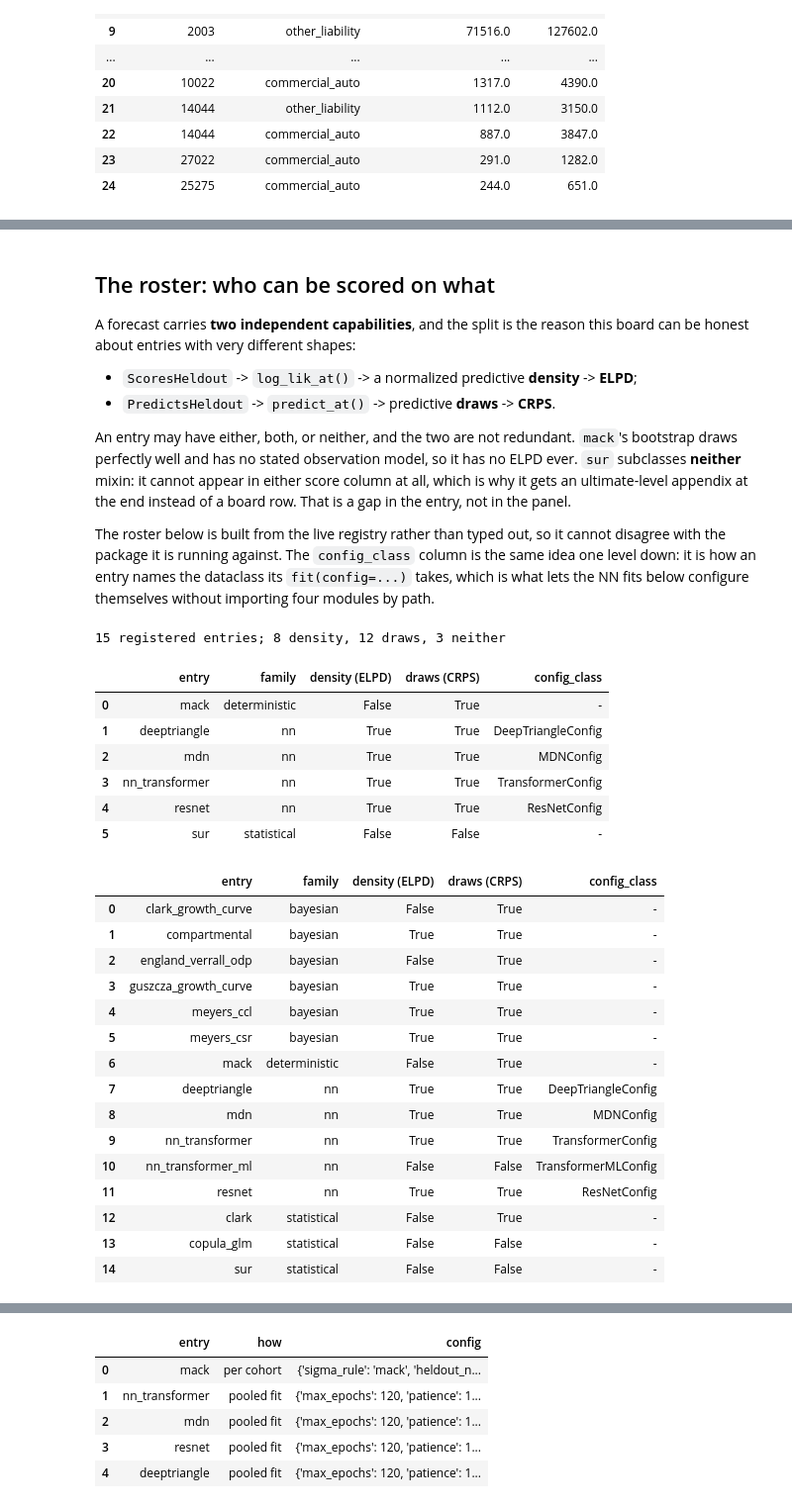
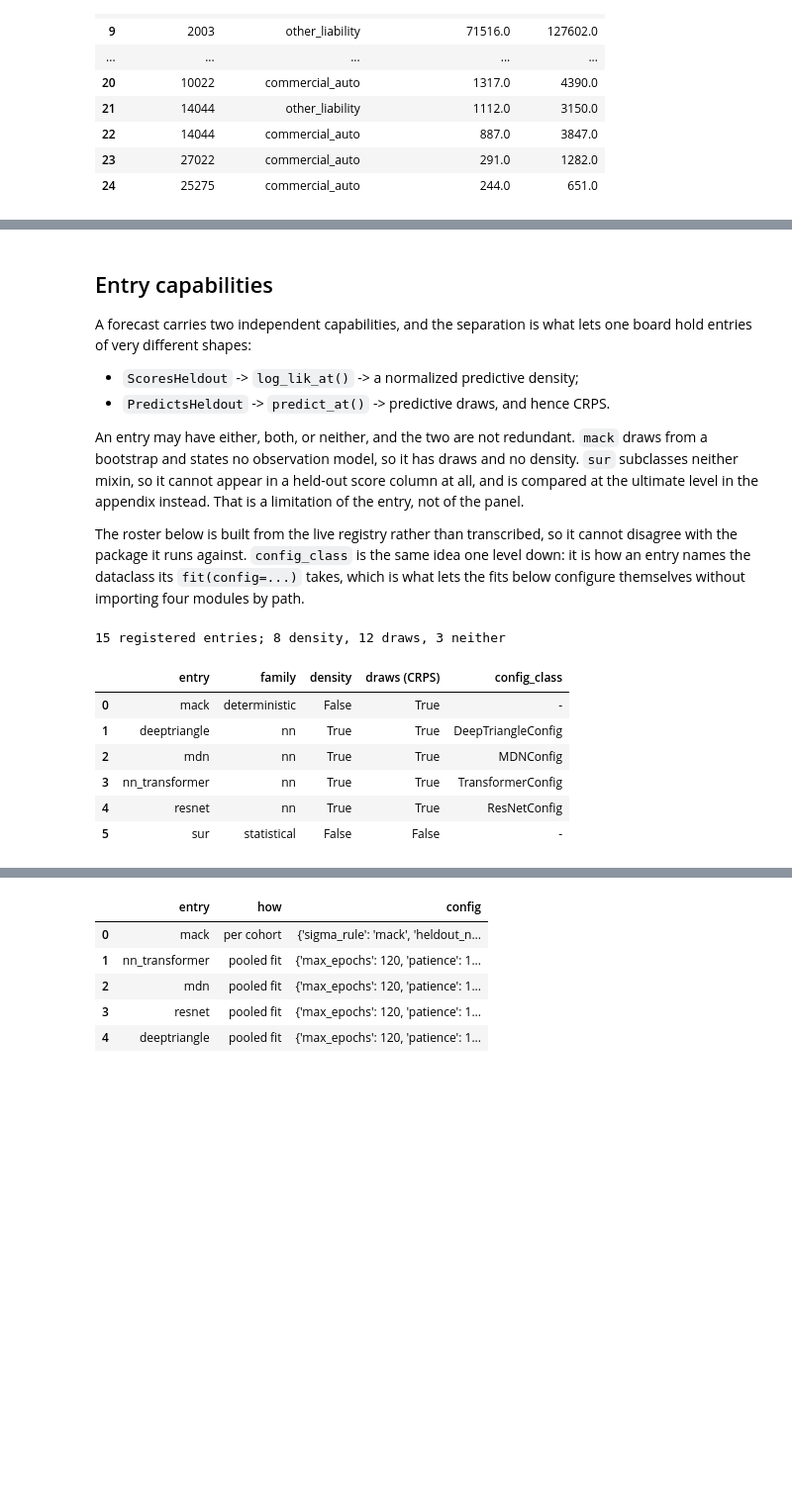
Before and after one commit to EKtheSage/ibnr, a Jupyter notebook: analysis/03b_nn_vs_classical.ipynb, the cells around one changed output, grey strips where cells are left out. Shown at 99% size. Cells and saved outputs as stored; diff of their text form; code cells hidden in the pictures; blank space fills up the shorter version.

```diff
--- a/analysis/03b_nn_vs_classical.ipynb
+++ b/analysis/03b_nn_vs_classical.ipynb
@@ -500,75 +456,56 @@ paid cells per cohort: [7] | panel total: 175
 | 5 | 10022 | commercial_auto | paid_loss | 1996-01-01 | 36 | 1998-12-31 | 331.0 | 252.0 | ... |
 | 6 | 10022 | commercial_auto | paid_loss | 1997-01-01 | 24 | 1998-12-31 | 468.0 | 276.0 | ... |
 # %% [markdown]
-## The roster: who can be scored on what
+## Entry capabilities
 
-A forecast carries **two independent capabilities**, and the split is the reason this
-board can be honest about entries with very different shapes:
+A forecast carries two independent capabilities, and the separation is what lets one board
+hold entries of very different shapes:
 
-* `ScoresHeldout` -> `log_lik_at()` -> a normalized predictive **density** -> **ELPD**;
-* `PredictsHeldout` -> `predict_at()` -> predictive **draws** -> **CRPS**.
+* `ScoresHeldout` -> `log_lik_at()` -> a normalized predictive density;
+* `PredictsHeldout` -> `predict_at()` -> predictive draws, and hence CRPS.
 
-An entry may have either, both, or neither, and the two are not redundant. `mack`'s
-bootstrap draws perfectly well and has no stated observation model, so it has no ELPD
-ever. `sur` subclasses **neither** mixin: it cannot appear in either score column at all,
-which is why it gets an ultimate-level appendix at the end instead of a board row. That
-is a gap in the entry, not in the panel.
+An entry may have either, both, or neither, and the two are not redundant. `mack` draws from
+a bootstrap and states no observation model, so it has draws and no density. `sur` subclasses
+neither mixin, so it cannot appear in a held-out score column at all, and is compared at the
+ultimate level in the appendix instead. That is a limitation of the entry, not of the panel.
 
-The roster below is built from the live registry rather than typed out, so it cannot
-disagree with the package it is running against. The `config_class` column is the same
-idea one level down: it is how an entry names the dataclass its `fit(config=...)` takes,
-which is what lets the NN fits below configure themselves without importing four modules
-by path.
+The roster below is built from the live registry rather than transcribed, so it cannot
+disagree with the package it runs against. `config_class` is the same idea one level down: it
+is how an entry names the dataclass its `fit(config=...)` takes, which is what lets the fits
+below configure themselves without importing four modules by path.
 # %%
 roster = (
     pd.DataFrame(
         [
             {
                 "entry": name,
                 "family": cls.family,
-                "density (ELPD)": issubclass(cls, ScoresHeldout),
+                "density": issubclass(cls, ScoresHeldout),
                 "draws (CRPS)": issubclass(cls, PredictsHeldout),
                 "config_class": getattr(cls.config_class, "__name__", "-"),
             }
             for name in gallery.list()
             for cls in [gallery.get(name)]
         ]
     )
     .sort_values(["family", "entry"])
     .reset_index(drop=True)
 )
 print(
     f"{len(roster)} registered entries; "
-    f"{roster['density (ELPD)'].sum()} density, {roster['draws (CRPS)'].sum()} draws, "
-    f"{(~roster['density (ELPD)'] & ~roster['draws (CRPS)']).sum()} neither"
+    f"{roster['density'].sum()} density, {roster['draws (CRPS)'].sum()} draws, "
+    f"{(~roster['density'] & ~roster['draws (CRPS)']).sum()} neither"
 )
-# The six this notebook uses, in the order they appear.
+# The six entries this notebook uses, in the order they appear.
 ON_THIS_BOARD = ["mack", "nn_transformer", "mdn", "resnet", "deeptriangle"]
 display(roster[roster["entry"].isin([*ON_THIS_BOARD, "sur"])].reset_index(drop=True))
-roster
 # %% [output]
 15 registered entries; 8 density, 12 draws, 3 neither
-|  | entry | family | density (ELPD) | draws (CRPS) | config_class |
+|  | entry | family | density | draws (CRPS) | config_class |
 | 0 | mack | deterministic | False | True | - |
 | 1 | deeptriangle | nn | True | True | DeepTriangleConfig |
 | 2 | mdn | nn | True | True | MDNConfig |
 | 3 | nn_transformer | nn | True | True | TransformerConfig |
 | 4 | resnet | nn | True | True | ResNetConfig |
 | 5 | sur | statistical | False | False | - |
-|  | entry | family | density (ELPD) | draws (CRPS) | config_class |
-| 0 | clark_growth_curve | bayesian | False | True | - |
-| 1 | compartmental | bayesian | True | True | - |
-| 2 | england_verrall_odp | bayesian | False | True | - |
-| 3 | guszcza_growth_curve | bayesian | True | True | - |
-| 4 | meyers_ccl | bayesian | True | True | - |
-| 5 | meyers_csr | bayesian | True | True | - |
-| 6 | mack | deterministic | False | True | - |
-| 7 | deeptriangle | nn | True | True | DeepTriangleConfig |
-| 8 | mdn | nn | True | True | MDNConfig |
-| 9 | nn_transformer | nn | True | True | TransformerConfig |
-| 10 | nn_transformer_ml | nn | False | False | TransformerMLConfig |
-| 11 | resnet | nn | True | True | ResNetConfig |
-| 12 | clark | statistical | False | True | - |
-| 13 | copula_glm | statistical | False | False | - |
-| 14 | sur | statistical | False | False | - |
 # %% [markdown]
```
Also changed, not shown: parts of 35 cells of this notebook.
